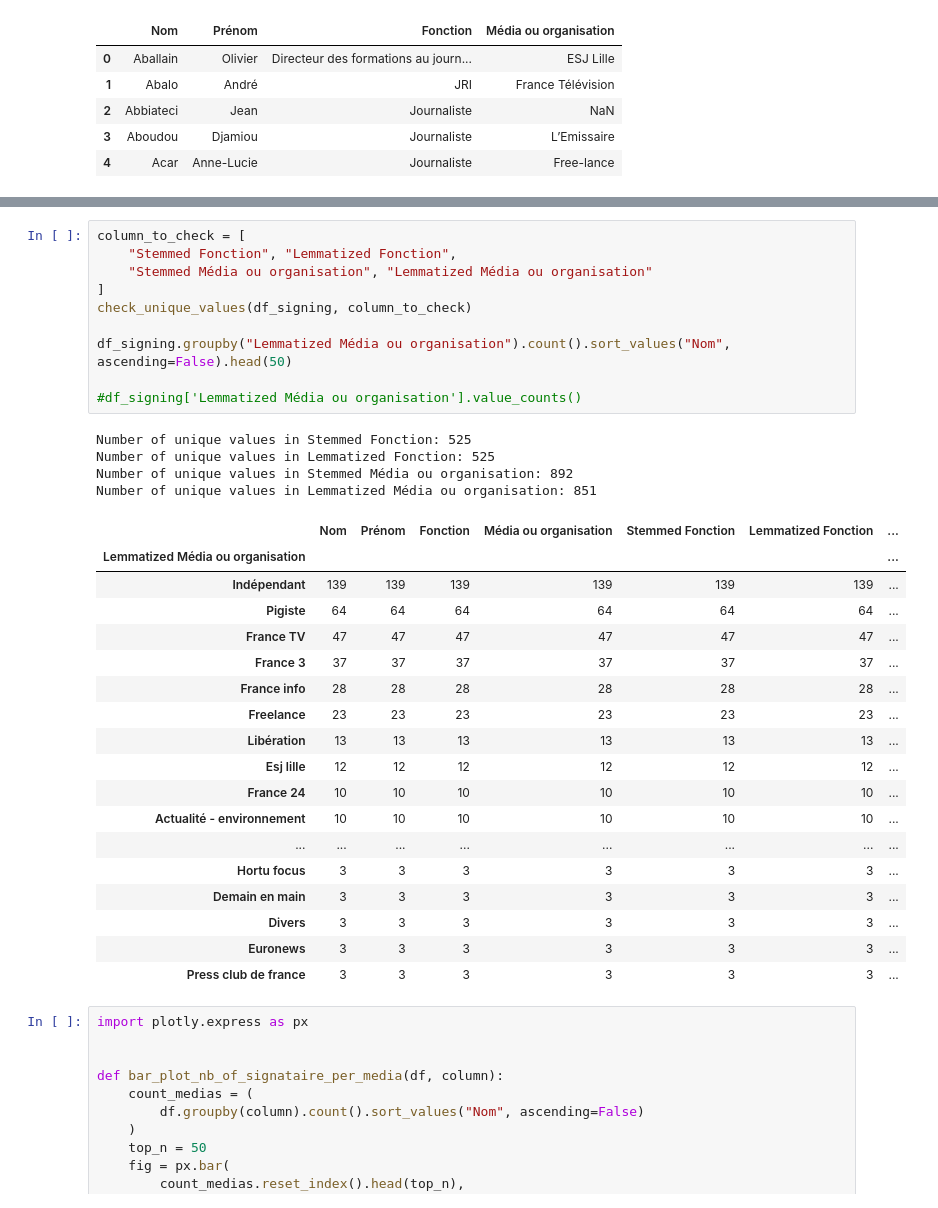
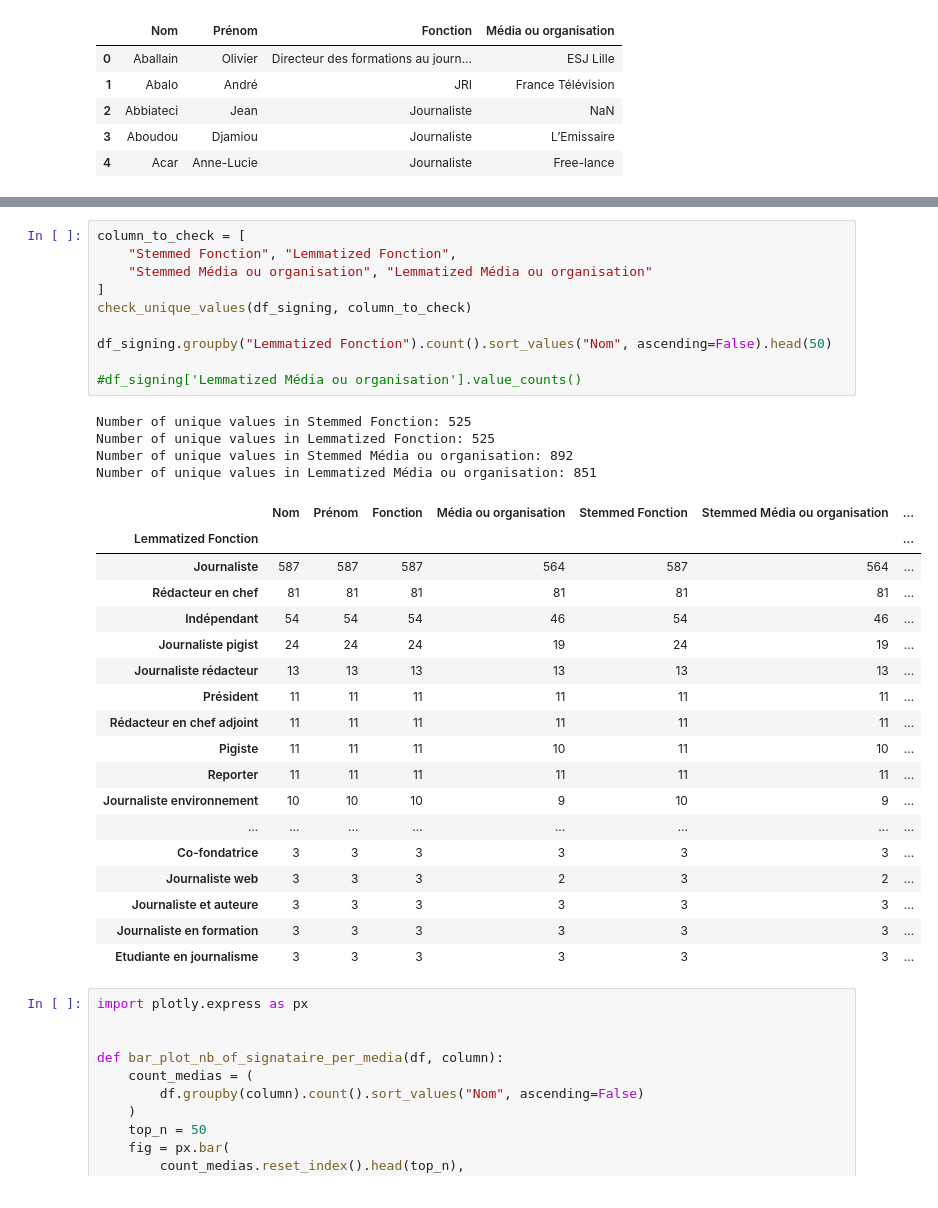
Before and after one commit to dataforgoodfr/quotaclimat, a Jupyter notebook: notebooks/nlp_charte_journalisme.ipynb, the cells around one changed output, grey strips where cells are left out. Drawn from its saved outputs; the diff is of its cells as text.

Commit message:
NLP charte journalisme + graph

```diff
--- a/notebooks/nlp_charte_journalisme.ipynb
+++ b/notebooks/nlp_charte_journalisme.ipynb
@@ -140,36 +123,36 @@ The default value of regex will change from True to False in a future version.
 # %%
 column_to_check = [
     "Stemmed Fonction", "Lemmatized Fonction",
     "Stemmed Média ou organisation", "Lemmatized Média ou organisation"
 ]
 check_unique_values(df_signing, column_to_check)
 
-df_signing.groupby("Lemmatized Média ou organisation").count().sort_values("Nom", ascending=False).head(50)
+df_signing.groupby("Lemmatized Fonction").count().sort_values("Nom", ascending=False).head(50)
 
 #df_signing['Lemmatized Média ou organisation'].value_counts()
 # %% [output]
 Number of unique values in Stemmed Fonction: 525
 Number of unique values in Lemmatized Fonction: 525
 Number of unique values in Stemmed Média ou organisation: 892
 Number of unique values in Lemmatized Média ou organisation: 851
-|  | Nom | Prénom | Fonction | Média ou organisation | Stemmed Fonction | Lemmatized Fonction | ... |
-| Lemmatized Média ou organisation |  |  |  |  |  |  | ... |
-| Indépendant | 139 | 139 | 139 | 139 | 139 | 139 | ... |
-| Pigiste | 64 | 64 | 64 | 64 | 64 | 64 | ... |
-| France TV | 47 | 47 | 47 | 47 | 47 | 47 | ... |
-| France 3 | 37 | 37 | 37 | 37 | 37 | 37 | ... |
-| France info | 28 | 28 | 28 | 28 | 28 | 28 | ... |
-| Freelance | 23 | 23 | 23 | 23 | 23 | 23 | ... |
-| Libération | 13 | 13 | 13 | 13 | 13 | 13 | ... |
-| Esj lille | 12 | 12 | 12 | 12 | 12 | 12 | ... |
-| France 24 | 10 | 10 | 10 | 10 | 10 | 10 | ... |
-| Actualité - environnement | 10 | 10 | 10 | 10 | 10 | 10 | ... |
+|  | Nom | Prénom | Fonction | Média ou organisation | Stemmed Fonction | Stemmed Média ou organisation | ... |
+| Lemmatized Fonction |  |  |  |  |  |  | ... |
+| Journaliste | 587 | 587 | 587 | 564 | 587 | 564 | ... |
+| Rédacteur en chef | 81 | 81 | 81 | 81 | 81 | 81 | ... |
+| Indépendant | 54 | 54 | 54 | 46 | 54 | 46 | ... |
+| Journaliste pigist | 24 | 24 | 24 | 19 | 24 | 19 | ... |
+| Journaliste rédacteur | 13 | 13 | 13 | 13 | 13 | 13 | ... |
+| Président | 11 | 11 | 11 | 11 | 11 | 11 | ... |
+| Rédacteur en chef adjoint | 11 | 11 | 11 | 11 | 11 | 11 | ... |
+| Pigiste | 11 | 11 | 11 | 10 | 11 | 10 | ... |
+| Reporter | 11 | 11 | 11 | 11 | 11 | 11 | ... |
+| Journaliste environnement | 10 | 10 | 10 | 9 | 10 | 9 | ... |
 | ... | ... | ... | ... | ... | ... | ... | ... |
-| Hortu focus | 3 | 3 | 3 | 3 | 3 | 3 | ... |
-| Demain en main | 3 | 3 | 3 | 3 | 3 | 3 | ... |
-| Divers | 3 | 3 | 3 | 3 | 3 | 3 | ... |
-| Euronews | 3 | 3 | 3 | 3 | 3 | 3 | ... |
-| Press club de france | 3 | 3 | 3 | 3 | 3 | 3 | ... |
+| Co-fondatrice | 3 | 3 | 3 | 3 | 3 | 3 | ... |
+| Journaliste web | 3 | 3 | 3 | 2 | 3 | 2 | ... |
+| Journaliste et auteure | 3 | 3 | 3 | 3 | 3 | 3 | ... |
+| Journaliste en formation | 3 | 3 | 3 | 3 | 3 | 3 | ... |
+| Etudiante en journalisme | 3 | 3 | 3 | 3 | 3 | 3 | ... |
 # %%
 import plotly.express as px
 
```
Also changed, not shown: parts of 1 cell of this notebook, 2 other files.
